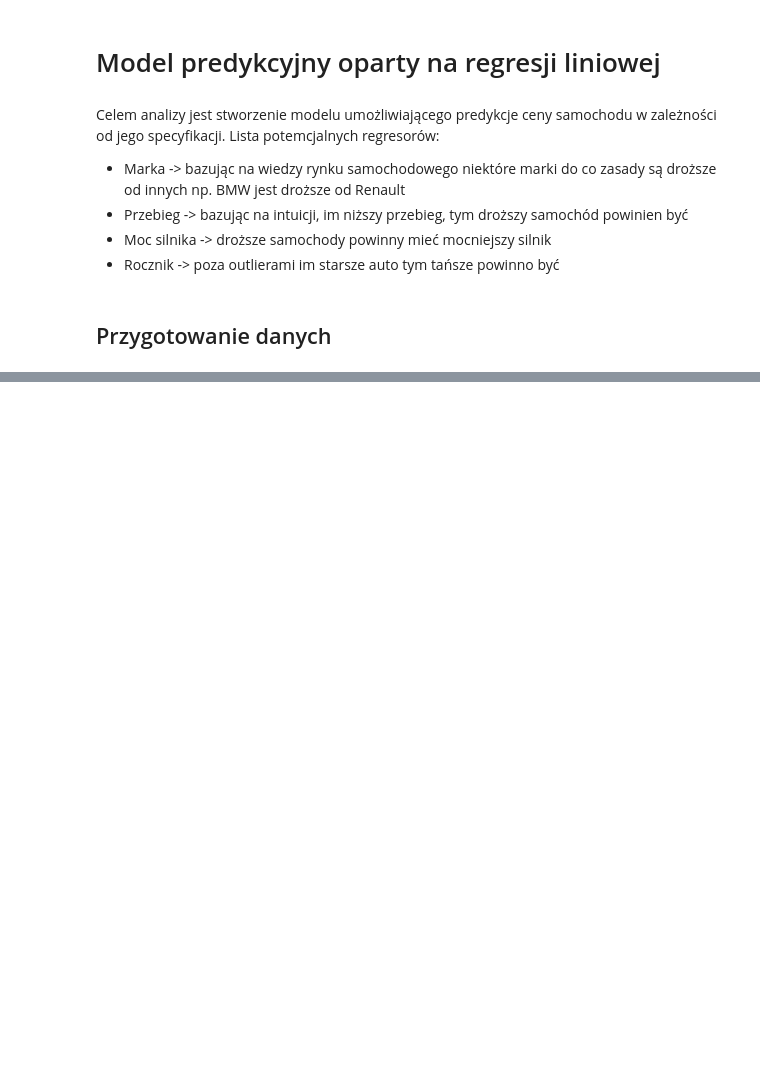
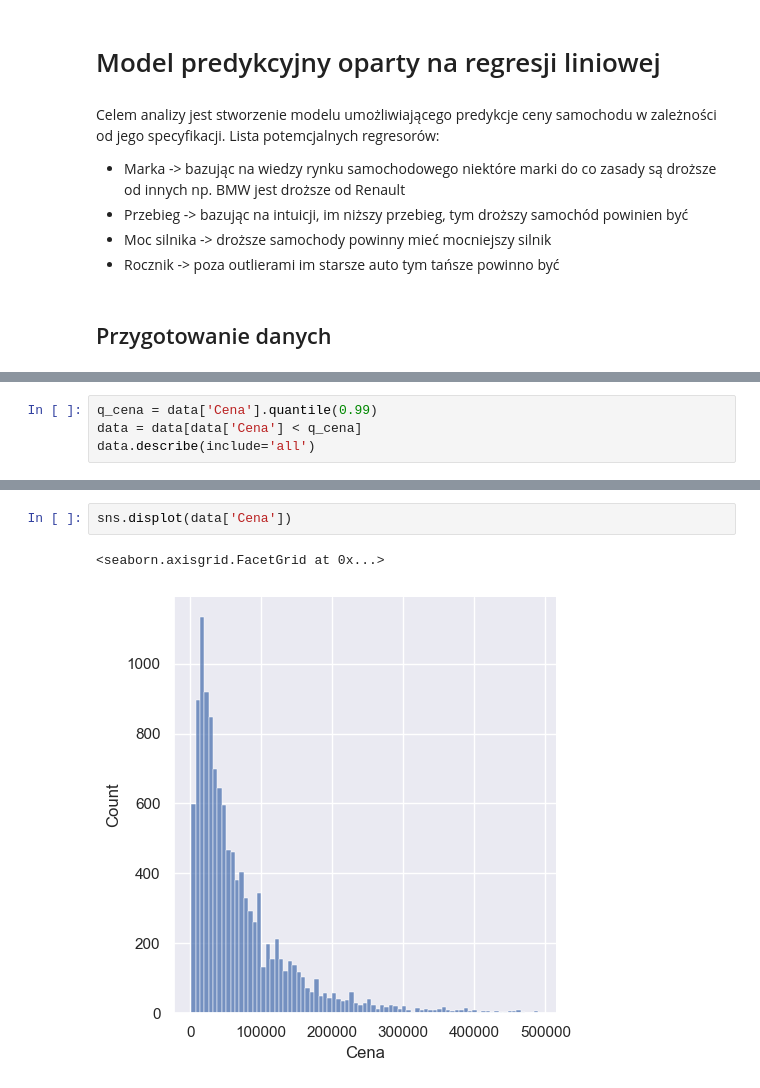
Before and after one commit to Maxik121/Otomoto-Data-Analysis, a Jupyter notebook: predictive_model.ipynb, the cells around one changed output, grey strips where cells are left out. Drawn from its saved outputs; the diff is of its cells as text; blank space fills up the shorter version.

```diff
--- a/predictive_model.ipynb
+++ b/predictive_model.ipynb
@@ -77,0 +61,4 @@ Liczba unikalnych modeli z brakami: 2381
+# %%
+q_cena = data['Cena'].quantile(0.99)
+data = data[data['Cena'] < q_cena]
+data.describe(include='all')
@@ -77,0 +78,5 @@ Liczba unikalnych modeli z brakami: 2381
+# %%
+sns.displot(data['Cena'])
+# %% [output]
+<seaborn.axisgrid.FacetGrid at 0x...>
+[figure, added]
```
Also changed, not shown: parts of 29 cells of this notebook.
